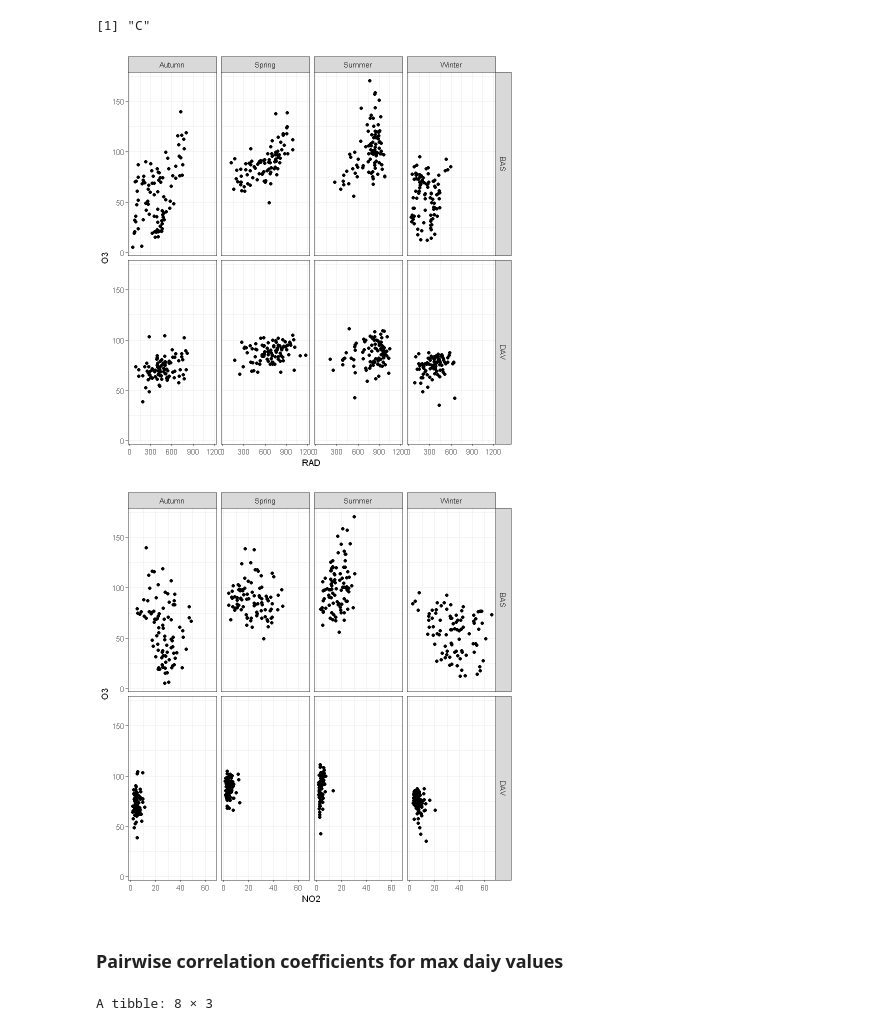
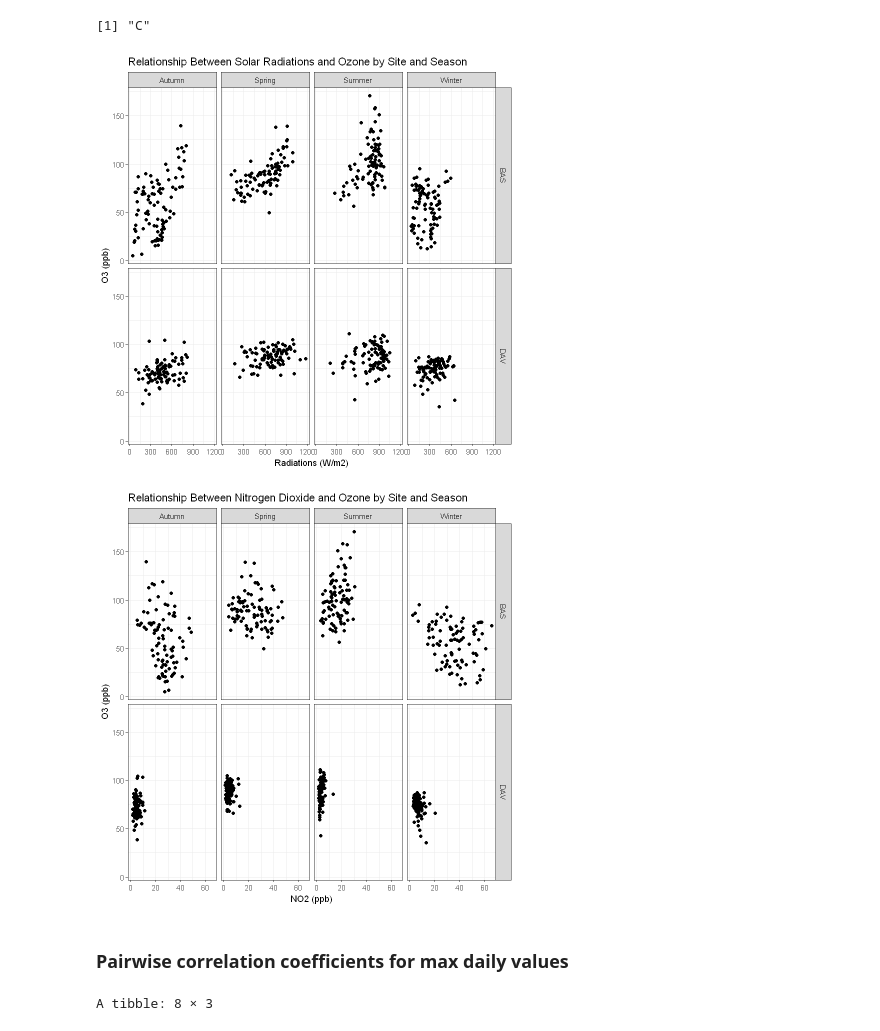
Before and after one commit to matheogodenzi/Air_pollution, a Jupyter notebook: Correlations.ipynb, the cells around one changed output. Cells and saved outputs as stored; diff of their text form; code cells hidden in the pictures.

Commit message:
all correlation plots and figures needed

```diff
--- a/Correlations.ipynb
+++ b/Correlations.ipynb
@@ -76,19 +96,27 @@ theme_set(theme_bw()) # just my preference for plots
 # %%
 daily.max %>%
   ggplot+
   facet_grid(site~season)+
-  geom_point(aes(RAD, O3))
+  geom_point(aes(RAD, O3))+
+    labs(
+    title = "Relationship Between Solar Radiations and Ozone by Site and Season",
+    x = "Radiations (W/m2)",
+    y = "O3 (ppb)")
 # %% [output]
-[figure, old version]
+[figure, new version]
 # %%
 daily.max %>%
   ggplot+
   facet_grid(site~season)+
-  geom_point(aes(NO2, O3))
+  geom_point(aes(NO2, O3))+
+labs(
+    title = "Relationship Between Nitrogen Dioxide and Ozone by Site and Season",
+    x = "NO2 (ppb)",
+    y = "O3 (ppb)")
 # %% [output]
-[figure, old version]
+[figure, new version]
 # %% [markdown]
-### Pairwise correlation coefficients for max daiy values
+### Pairwise correlation coefficients for max daily values
 # %%
 (cor.values.O3.NO2 <- daily.max %>% group_by(site, season) %>%
    summarize(correlation=cor(NO2, O3, use="pairwise.complete.obs"), .groups = "drop"))
```
Also changed, not shown: parts of 26 cells of this notebook, 6 other files.
